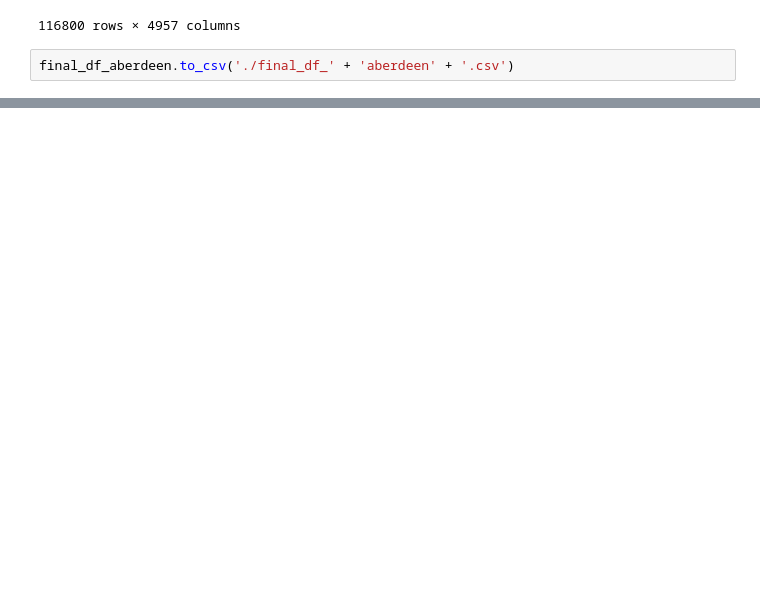
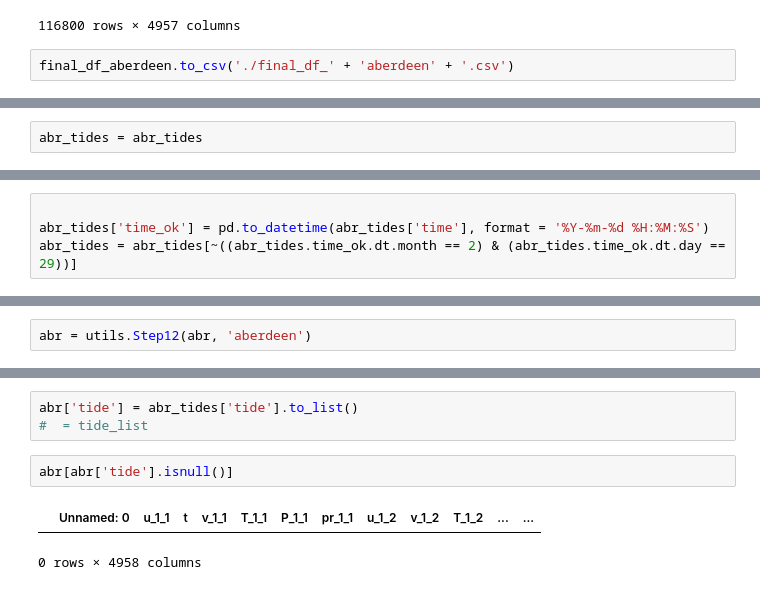
Before and after one commit to tudor-suciu/project_CF, a Jupyter notebook: data/prep_data.ipynb, the cells around one changed output, grey strips where cells are left out. Cells and saved outputs as stored; diff of their text form; blank space fills up the shorter version.

```diff
--- a/data/prep_data.ipynb
+++ b/data/prep_data.ipynb
@@ -220,0 +233,2 @@ final_df_aberdeen.to_csv('./final_df_' + 'aberdeen' + '.csv')
+# %%
+abr_tides = abr_tides
@@ -220,0 +248,4 @@ final_df_aberdeen.to_csv('./final_df_' + 'aberdeen' + '.csv')
+# %%
+
+abr_tides['time_ok'] = pd.to_datetime(abr_tides['time'], format = '%Y-%m-%d %H:%M:%S')
+abr_tides = abr_tides[~((abr_tides.time_ok.dt.month == 2) & (abr_tides.time_ok.dt.day == 29))]
@@ -220,0 +256,2 @@ final_df_aberdeen.to_csv('./final_df_' + 'aberdeen' + '.csv')
+# %%
+abr = utils.Step12(abr, 'aberdeen')
@@ -220,0 +276,8 @@ final_df_aberdeen.to_csv('./final_df_' + 'aberdeen' + '.csv')
+# %%
+abr['tide'] = abr_tides['tide'].to_list()
+#  = tide_list
+# %%
+abr[abr['tide'].isnull()]
+# %% [output]
+|  | Unnamed: 0 | u_1_1 | t | v_1_1 | T_1_1 | P_1_1 | pr_1_1 | u_1_2 | v_1_2 | T_1_2 | ... | ... |
+0 rows × 4958 columns
```
Also changed, not shown: parts of 15 cells of this notebook, 4 other files.
